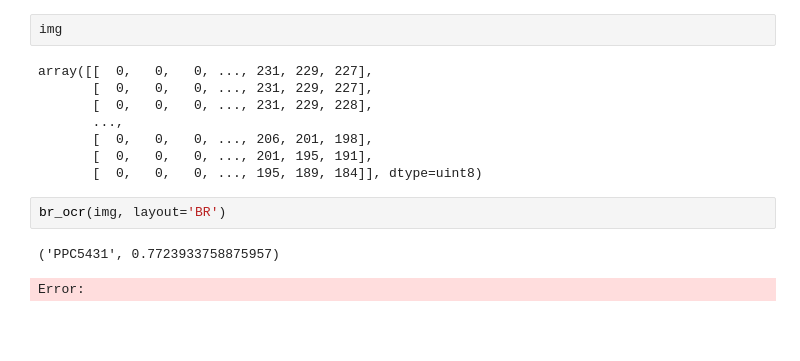
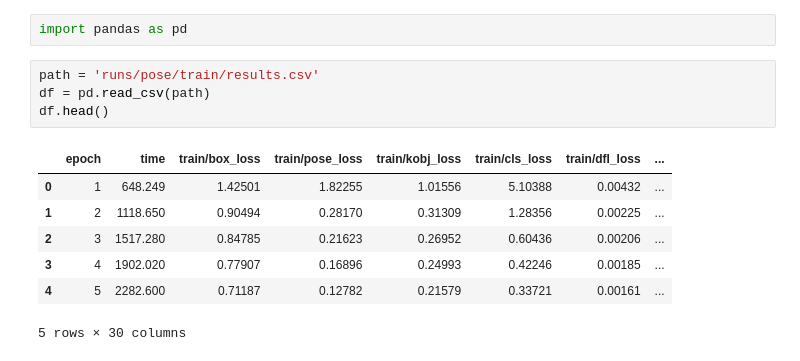
Before and after one commit to aruasouza/deteccao-placas-de-carro, a Jupyter notebook: teste.ipynb, the cells around one changed output. Saved outputs shown, nothing was run; the diff lists cells and outputs as text; blank space fills up the shorter version.

```diff
--- a/teste.ipynb
+++ b/teste.ipynb
@@ -17,15 +1,14 @@ plots.show_image(img)
-# %%
-img
-# %% [output]
-array([[  0,   0,   0, ..., 231, 229, 227],
-       [  0,   0,   0, ..., 231, 229, 227],
-       [  0,   0,   0, ..., 231, 229, 228],
-       ...,
-       [  0,   0,   0, ..., 206, 201, 198],
-       [  0,   0,   0, ..., 201, 195, 191],
-       [  0,   0,   0, ..., 195, 189, 184]], dtype=uint8)
-# %%
-br_ocr(img, layout='BR')
-# %% [output]
-('PPC5431', 0.7723933758875957)
-Error:
+# %%
+import pandas as pd
+# %%
+path = 'runs/pose/train/results.csv'
+df = pd.read_csv(path)
+df.head()
+# %% [output]
+|  | epoch | time | train/box_loss | train/pose_loss | train/kobj_loss | train/cls_loss | train/dfl_loss | ... |
+| 0 | 1 | 648.249 | 1.42501 | 1.82255 | 1.01556 | 5.10388 | 0.00432 | ... |
+| 1 | 2 | 1118.650 | 0.90494 | 0.28170 | 0.31309 | 1.28356 | 0.00225 | ... |
+| 2 | 3 | 1517.280 | 0.84785 | 0.21623 | 0.26952 | 0.60436 | 0.00206 | ... |
+| 3 | 4 | 1902.020 | 0.77907 | 0.16896 | 0.24993 | 0.42246 | 0.00185 | ... |
+| 4 | 5 | 2282.600 | 0.71187 | 0.12782 | 0.21579 | 0.33721 | 0.00161 | ... |
+5 rows × 30 columns
```
Also changed, not shown: parts of 7 cells of this notebook, 32 other files.
